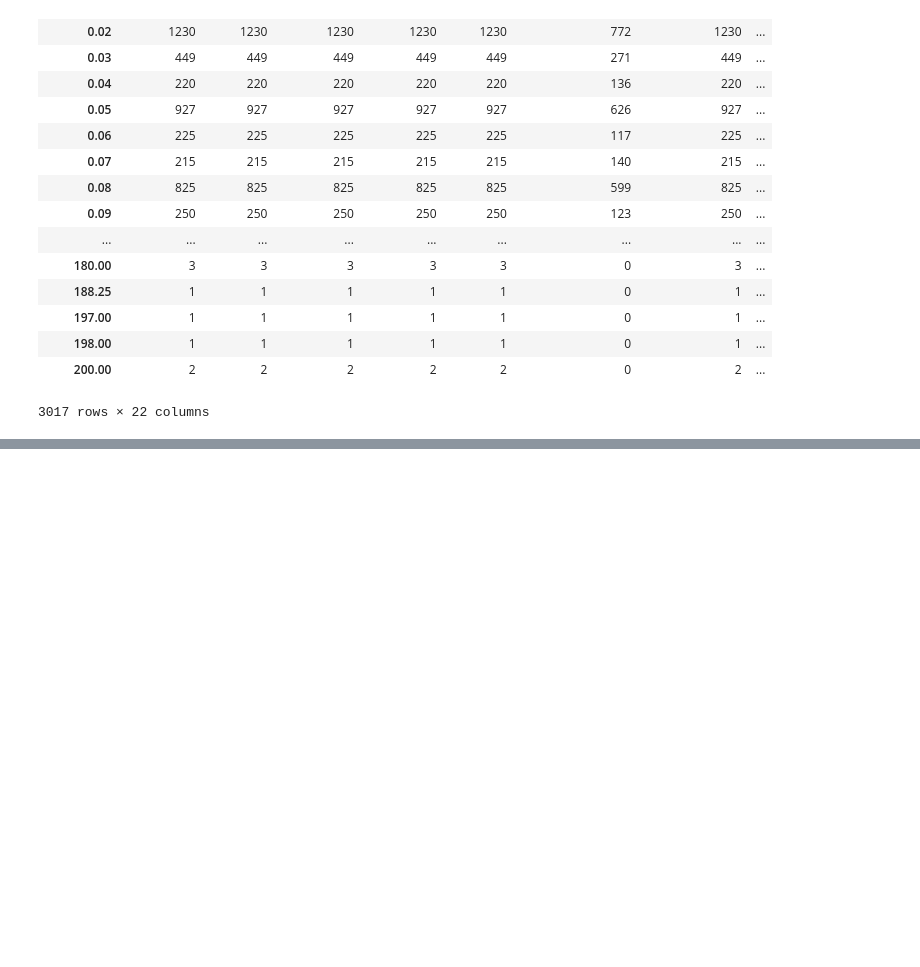
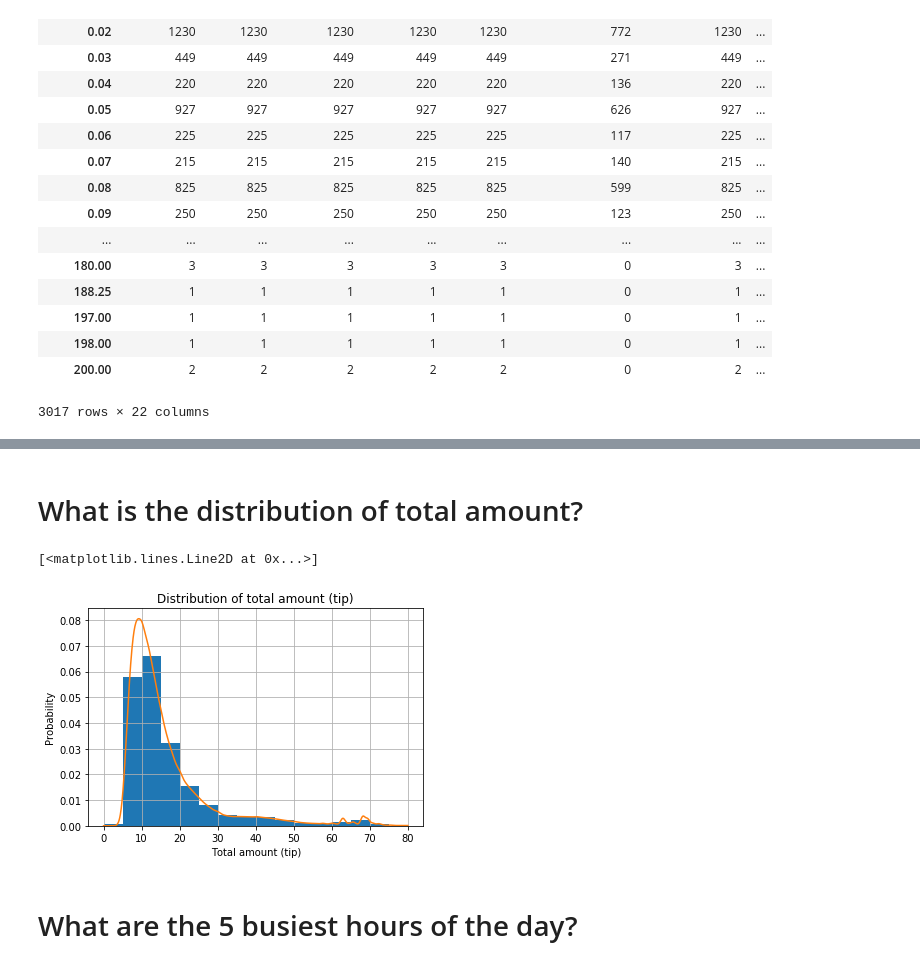
Before and after one commit to desultir/NYCTaxi, a Jupyter notebook: notebooks/describe data.ipynb, the cells around one changed output, grey strips where cells are left out. Drawn from its saved outputs; the diff is of its cells as text; code cells hidden in the pictures; blank space fills up the shorter version.

```diff
--- a/notebooks/describe data.ipynb
+++ b/notebooks/describe data.ipynb
@@ -223,0 +244,28 @@ ax.plot(xx, kde(xx))
+# %% [markdown]
+# What is the distribution of total amount?
+# %%
+notip = df["total_amount"][df["tip_amount"] == 0]
+tip = df["total_amount"][df["tip_amount"] != 0]
+
+ax = notip.hist(density=True, bins=range(0,80,5))
+ax.set_title("Distribution of total amount (no tip)")
+ax.set_ylabel("Probability")
+ax.set_xlabel("Total amount (no tip)")
+kde = stats.gaussian_kde(notip)
+
+xx = np.linspace(0, 80, 1000)
+
+ax.plot(xx, kde(xx))
+
+ax = tip.hist(density=True, bins=range(0,80,5))
+ax.set_title("Distribution of total amount (tip)")
+ax.set_ylabel("Probability")
+ax.set_xlabel("Total amount (tip)")
+kde = stats.gaussian_kde(tip)
+
+ax.plot(xx, kde(xx))
+# %% [output]
+[<matplotlib.lines.Line2D at 0x...>]
+[figure, added]
+# %% [markdown]
+# What are the 5 busiest hours of the day?
```
Also changed, not shown: parts of 10 cells of this notebook.
